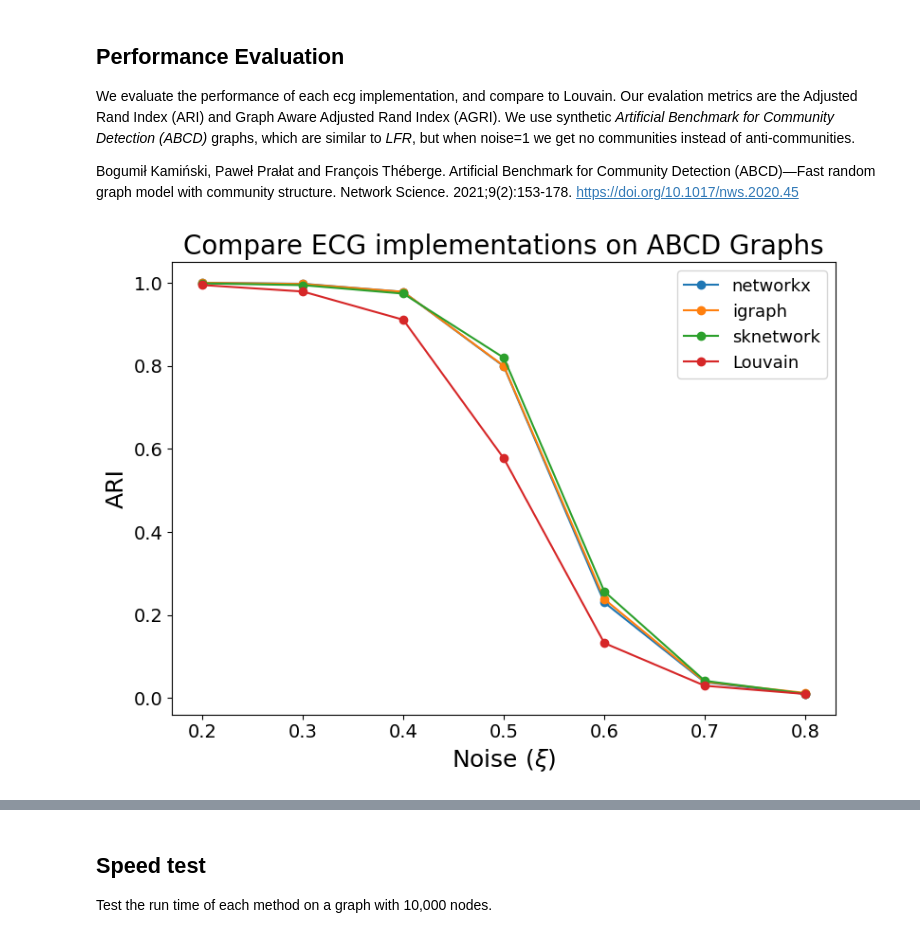
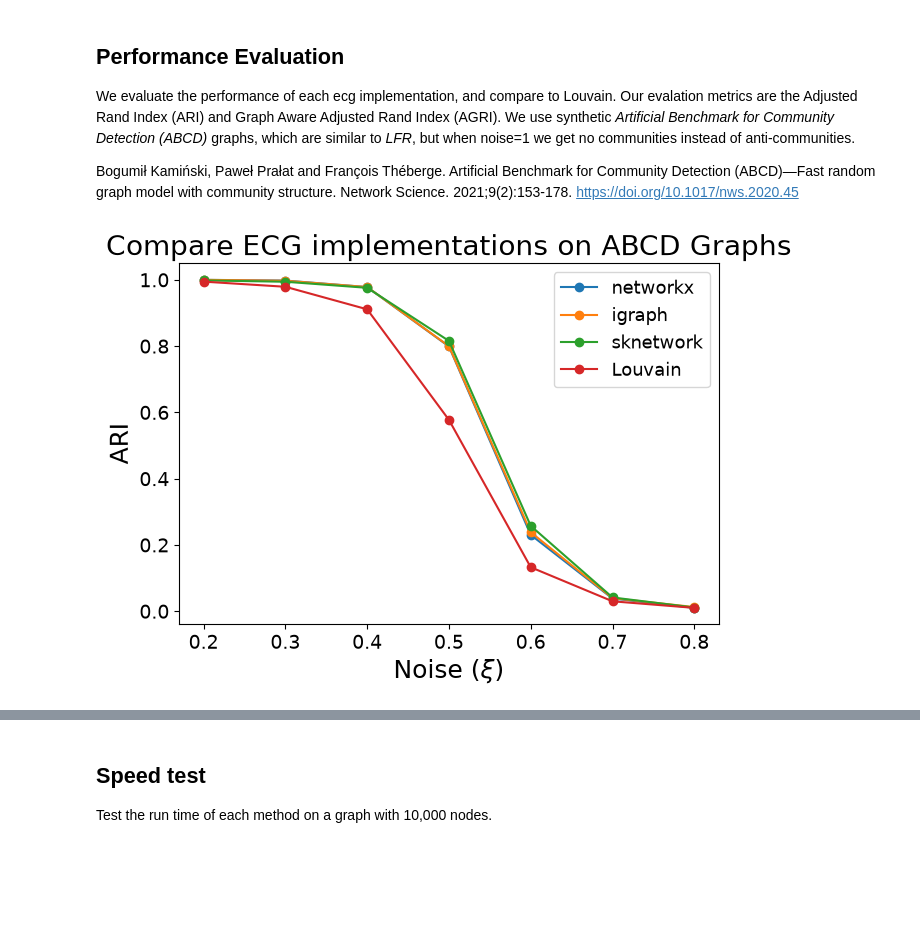
Before and after one commit to ftheberge/graph-partition-and-measures, a Jupyter notebook: example_benchmark.ipynb, the cells around one changed output, grey strips where cells are left out. Saved outputs shown, nothing was run; the diff lists cells and outputs as text; code cells hidden in the pictures; blank space fills up the shorter version.

```diff
--- a/example_benchmark.ipynb
+++ b/example_benchmark.ipynb
@@ -66,18 +66,18 @@ with tqdm.tqdm(total=len(xis)*n_runs) as pbar:
             pbar.update()
 # %%
 avg = np.mean(aris, axis=2)
-plt.figure(figsize=(8, 6), dpi=100)
+plt.figure()
 plt.plot(xis, avg[0, :], 'o-',label="networkx")
 plt.plot(xis, avg[1, :], 'o-',label="igraph")
 plt.plot(xis, avg[2, :], 'o-',label="sknetwork")
 plt.plot(xis, avg[3, :], 'o-', label="Louvain")
 plt.legend(fontsize=13)
 plt.title("Compare ECG implementations on ABCD Graphs", fontsize=20)
 plt.xlabel(r"Noise ($\xi$)", fontsize=18)
 plt.ylabel("ARI", fontsize=18)
 plt.tick_params(labelsize=14)
 plt.tight_layout()
 # %% [output]
-[figure, old version]
+[figure, new version]
 # %%
 avg = np.mean(agris, axis=2)
```
Also changed, not shown: parts of 6 cells of this notebook, 2 other files.
